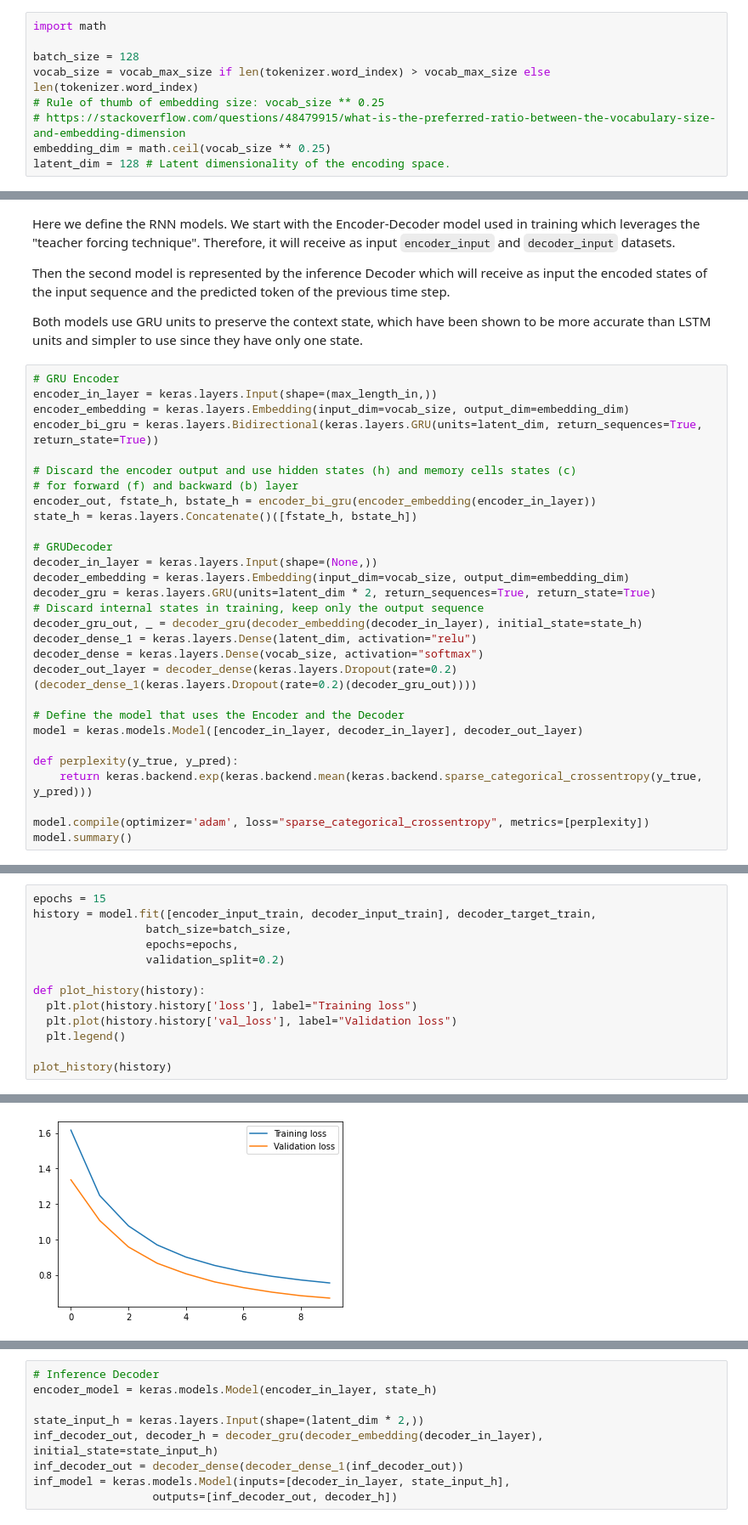
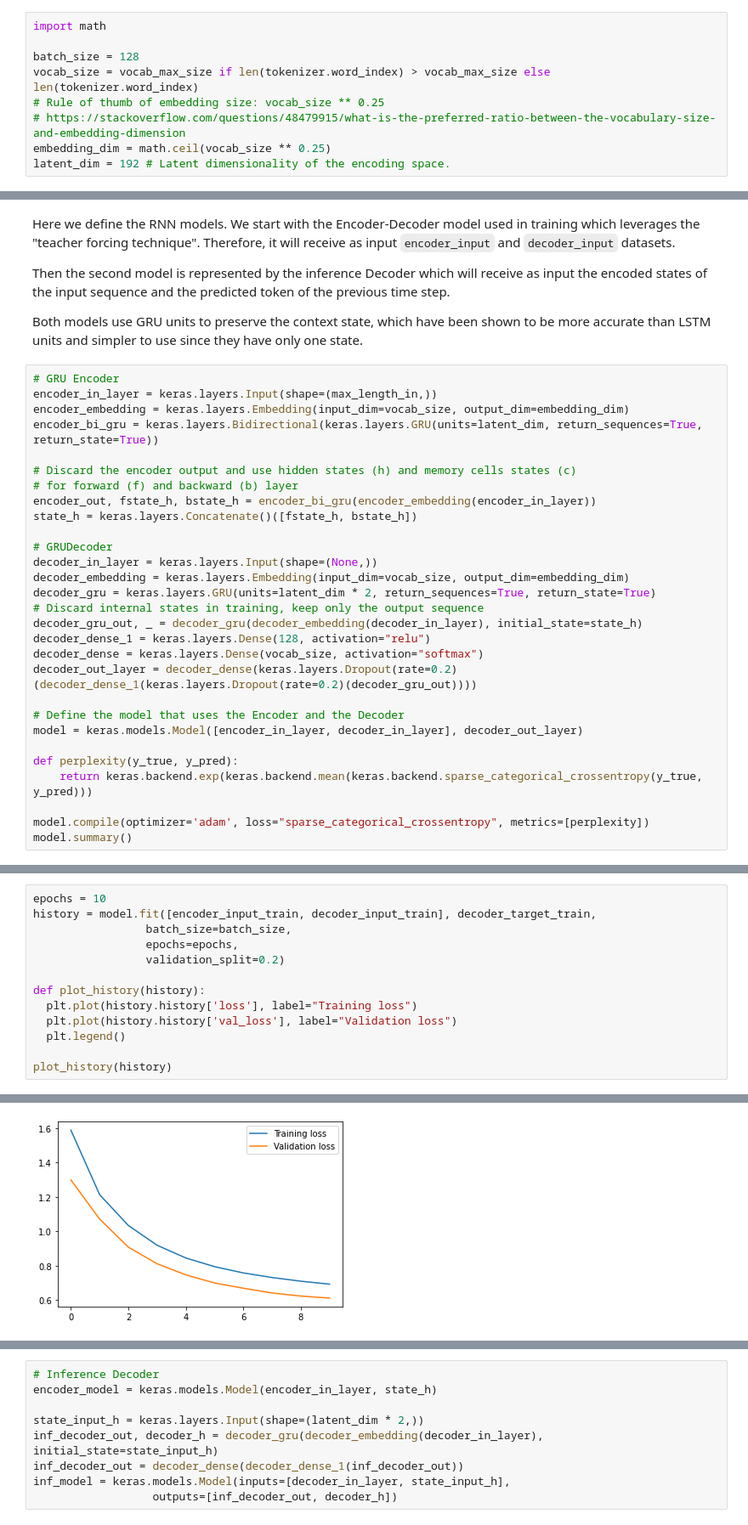
Before and after one commit to jiayihu/gmail-smart-compose, a Jupyter notebook: Google_Smart_Compose.ipynb, the cells around one changed output, grey strips where cells are left out. Shown at 85% size. Saved outputs shown, nothing was run; the diff lists cells and outputs as text.

```diff
--- a/Google_Smart_Compose.ipynb
+++ b/Google_Smart_Compose.ipynb
@@ -294,7 +294,7 @@ vocab_size = vocab_max_size if len(tokenizer.word_index) > vocab_max_size else l
 # Rule of thumb of embedding size: vocab_size ** 0.25
 # https://stackoverflow.com/questions/48479915/what-is-the-preferred-ratio-between-the-vocabulary-size-and-embedding-dimension
 embedding_dim = math.ceil(vocab_size ** 0.25)
-latent_dim = 128 # Latent dimensionality of the encoding space.
+latent_dim = 192 # Latent dimensionality of the encoding space.
 # %%
 print(vocab_size, embedding_dim)
 # %% [output]
@@ -322,7 +322,7 @@ decoder_embedding = keras.layers.Embedding(input_dim=vocab_size, output_dim=embe
 decoder_gru = keras.layers.GRU(units=latent_dim * 2, return_sequences=True, return_state=True)
 # Discard internal states in training, keep only the output sequence
 decoder_gru_out, _ = decoder_gru(decoder_embedding(decoder_in_layer), initial_state=state_h)
-decoder_dense_1 = keras.layers.Dense(latent_dim, activation="relu")
+decoder_dense_1 = keras.layers.Dense(128, activation="relu")
 decoder_dense = keras.layers.Dense(vocab_size, activation="softmax")
 decoder_out_layer = decoder_dense(keras.layers.Dropout(rate=0.2)(decoder_dense_1(keras.layers.Dropout(rate=0.2)(decoder_gru_out))))
 
@@ -359,5 +359,5 @@ keras.utils.plot_model(model, "encoder-decoder.png", show_shapes=True)
 # %%
-epochs = 15
+epochs = 10
 history = model.fit([encoder_input_train, decoder_input_train], decoder_target_train,
                  batch_size=batch_size,
                  epochs=epochs,
@@ -393,4 +393,4 @@ Epoch 10/10
-[figure, old version]
+[figure, new version]
 # %%
 scores = model.evaluate([encoder_input_test[:1000], decoder_input_test[:1000]], decoder_target_test[:1000])
 print("%s: %.2f" % (model.metrics_names[1], scores[1]))
```
Also changed, not shown: parts of 6 cells of this notebook, 5 other files.
